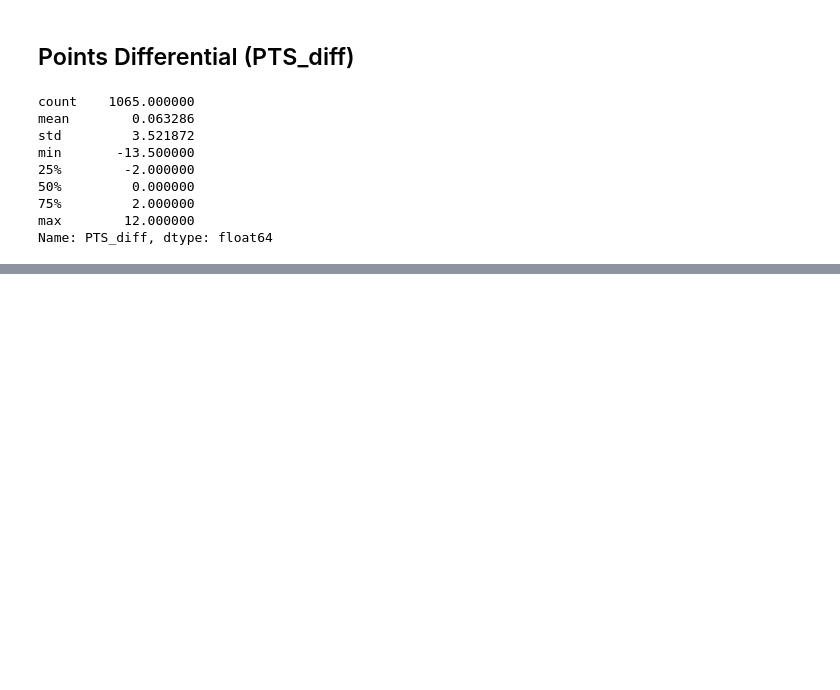
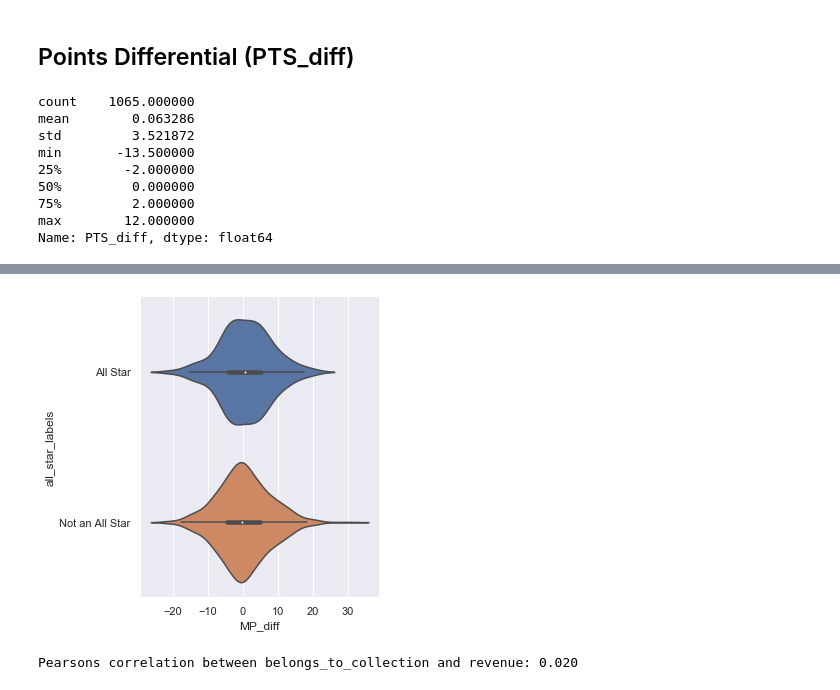
Before and after one commit to coleppert/NBA_AllStar_Prediction_Model, a Jupyter notebook: EDA-FeatureEngineering/Exploratory Data Analysis.ipynb, the cells around one changed output, grey strips where cells are left out. Cells and saved outputs as stored; diff of their text form; code cells hidden in the pictures; blank space fills up the shorter version.

```diff
--- a/EDA-FeatureEngineering/Exploratory Data Analysis.ipynb
+++ b/EDA-FeatureEngineering/Exploratory Data Analysis.ipynb
@@ -1154,0 +1188,13 @@ Pearsons correlation between belongs_to_collection and revenue: 0.352
+# %%
+sns.catplot(x="MP_diff", y="all_star_labels",
+            kind="violin", data=df);
+# %% [output]
+[figure, added]
+# %%
+#analysis of correlation and create log feature
+corr, _ = pearsonr(df['MP_diff'], df['all_star'])
+print('Pearsons correlation between belongs_to_collection and revenue: %.3f' % corr)
+#corr, _ = pearsonr(np.log1p(df['PTS_diff']), df['all_star'])
+#print('Pearsons correlation between belongs_to_collection and revenue: %.3f' % corr)
+# %% [output]
+Pearsons correlation between belongs_to_collection and revenue: 0.020
```
Also changed, not shown: parts of 12 cells of this notebook.
